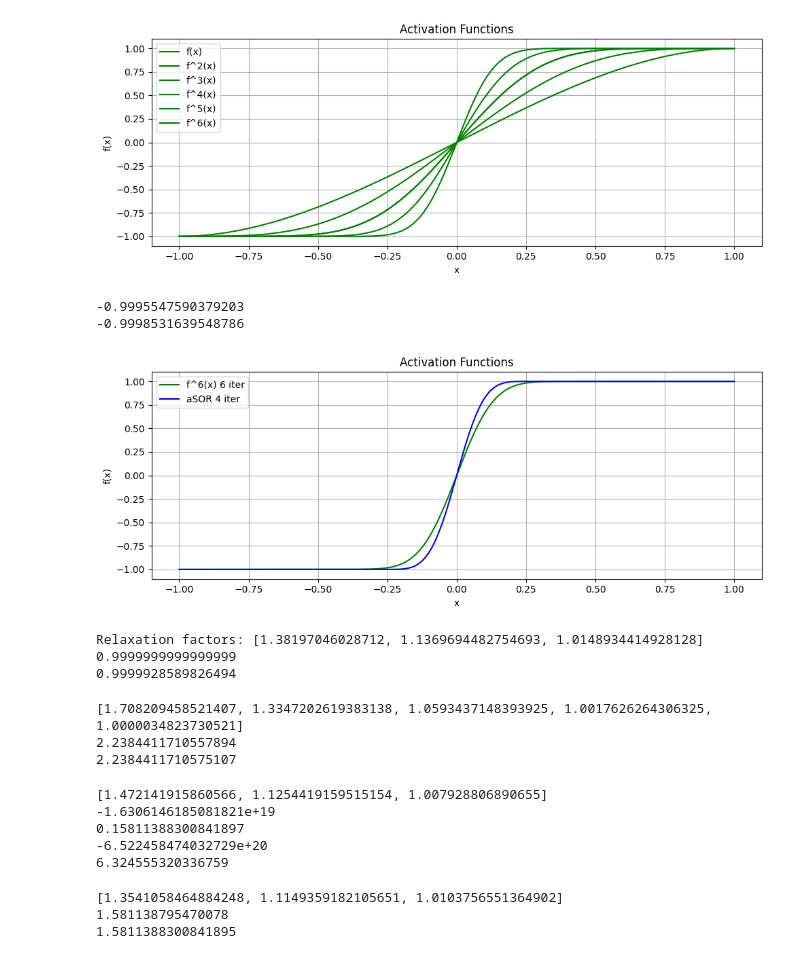
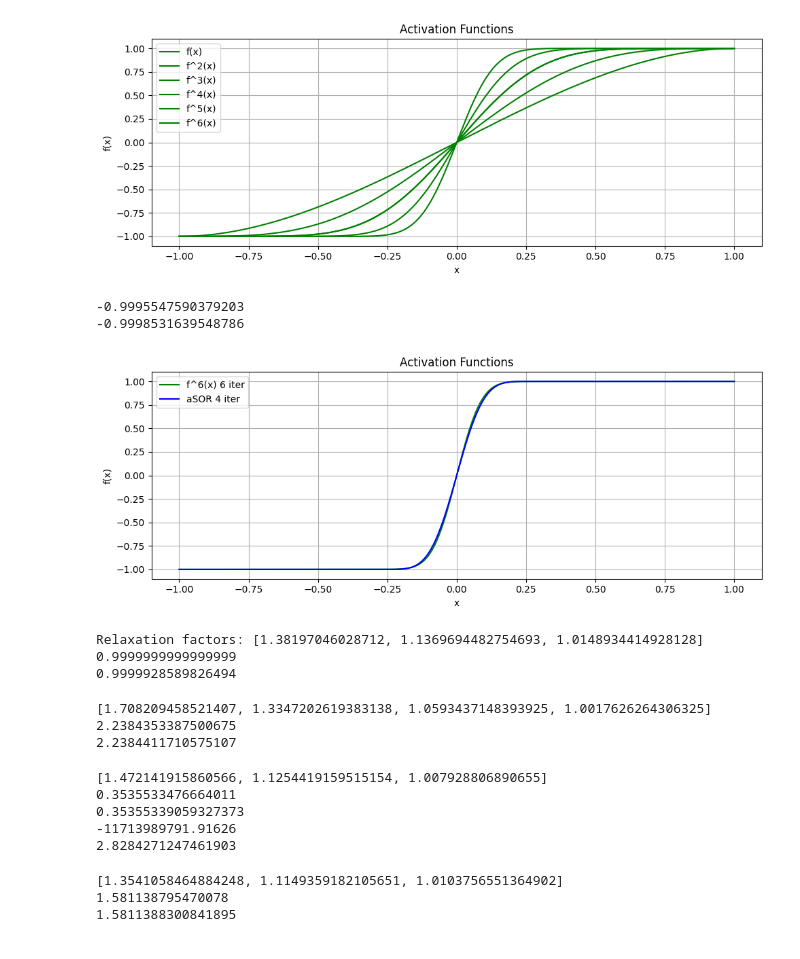
Before and after one commit to haozetao/ckks_llm, a Jupyter notebook: python/nonlinear.ipynb, the cells around one changed output. Cells and saved outputs as stored; diff of their text form; code cells hidden in the pictures.

Commit message:
1/sqrt(x)

```diff
--- a/python/nonlinear.ipynb
+++ b/python/nonlinear.ipynb
@@ -42,35 +43,35 @@ def sign(x, iters):
 def sign_fast(x, K):
     for i in range(len(K)):
         x = f(K[i] * x)
     return x
 
 print(sign(-0.25, 6))
 
 K = [1.51, 1.28, 1.06, 1.01]
 print(sign_fast(-0.5, K))
 
 
 fig, (ax1) = plt.subplots(1, 1, figsize=(10, 4))
 
 # Generate x values
 x = np.linspace(-1, 1, 10000)
 # Plot activation functions
-ax1.plot(x, f(f(f(f(f(x))))), label='f^6(x) 6 iter', color='green')
+ax1.plot(x, f(f(f(f(f(f(x)))))), label='f^6(x) 6 iter', color='green')
 ax1.plot(x, sign_fast(x, K), label='aSOR 4 iter', color='blue')
 
 ax1.set_title('Activation Functions')
 ax1.set_xlabel('x')
 ax1.set_ylabel('f(x)')
 ax1.grid(True)
 ax1.legend()
 
 # Adjust layout and display
 plt.tight_layout()
 plt.show()
 # %% [output]
 -0.9995547590379203
 -0.9998531639548786
-[figure, old version]
+[figure, new version]
 # %%
 def relaxFactor(f, alpha, sigma_i, upper):
     """
@@ -157,7 +158,7 @@ def inverse(x, K):
         # print(a, b)
     return b
 
-K_inv = relaxFactor(f_inv, 20, sigma_i, 4)
+K_inv = relaxFactor(f_inv, 10, sigma_i, 4)
 print(K_inv)
 
 xx = 0.44673946
@@ -166,8 +167,8 @@ xx = 0.44673946
 print(inverse(xx, K_inv))
 print(1 / xx)
 # %% [output]
-[1.708209458521407, 1.3347202619383138, 1.0593437148393925, 1.0017626264306325, 1.0000034823730521]
-2.2384411710557894
+[1.708209458521407, 1.3347202619383138, 1.0593437148393925, 1.0017626264306325]
+2.2384353387500675
 2.2384411710575107
 # %%
 def f_sqrt_inv(z):
@@ -177,16 +178,17 @@ def sqrt_inverse(x, K):
     b = 1
 
     for ki in K:
-        b = ki**0.5 * b * (3 - ki*a) / 2
-        a = ki * a * (3 - ki*a)**2 / 4
+        b = ki**0.5 / 2 * b * (3 - ki*a)
+        # print(ki**0.5 / 2, ki / 4)
+        a = ki / 4 * a * (3 - ki*a)**2
     return b
 
 K_inv = relaxFactor(f_inv, 10, sigma_i, 3)
 print(K_inv)
 
-xx = 40
+xx = 8
 # 1 / \sqrt(x)
-print(sqrt_inverse(xx, K_inv))
+print(sqrt_inverse(xx/10, K_inv)/math.sqrt(10))
 print(1/(xx**0.5))
 
 # \sqrt(x)
@@ -194,10 +196,10 @@ print(sqrt_inverse(xx, K_inv) * xx)
 print(xx**0.5)
 # %% [output]
 [1.472141915860566, 1.1254419159515154, 1.007928806890655]
--1.6306146185081821e+19
-0.15811388300841897
--6.522458474032729e+20
-6.324555320336759
+0.3535533476664011
+0.35355339059327373
+-11713989791.91626
+2.8284271247461903
 # %%
 # x ** -(1/m)
 m = 2
```
Also changed, not shown: parts of 2 cells of this notebook, 4 other files.
